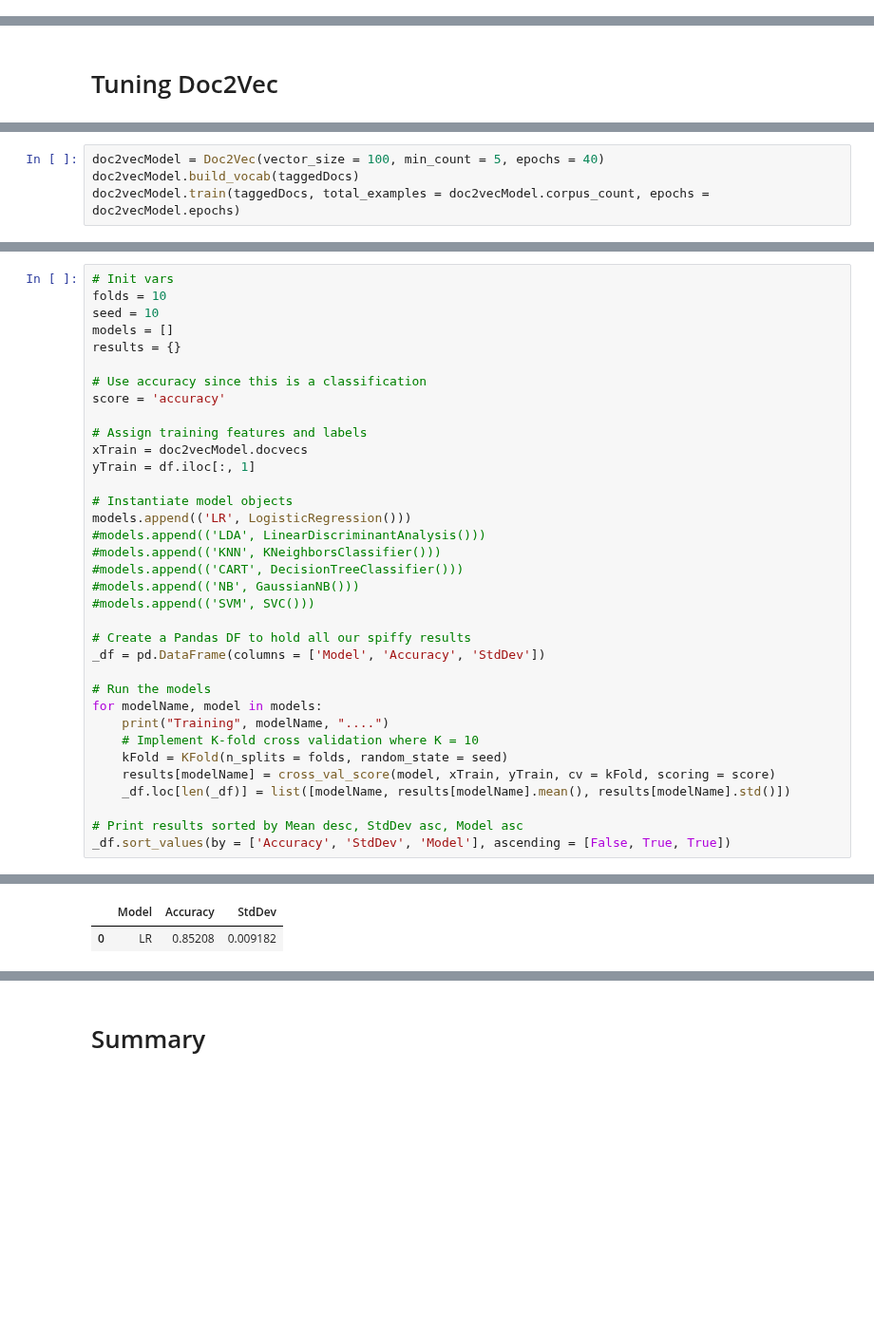
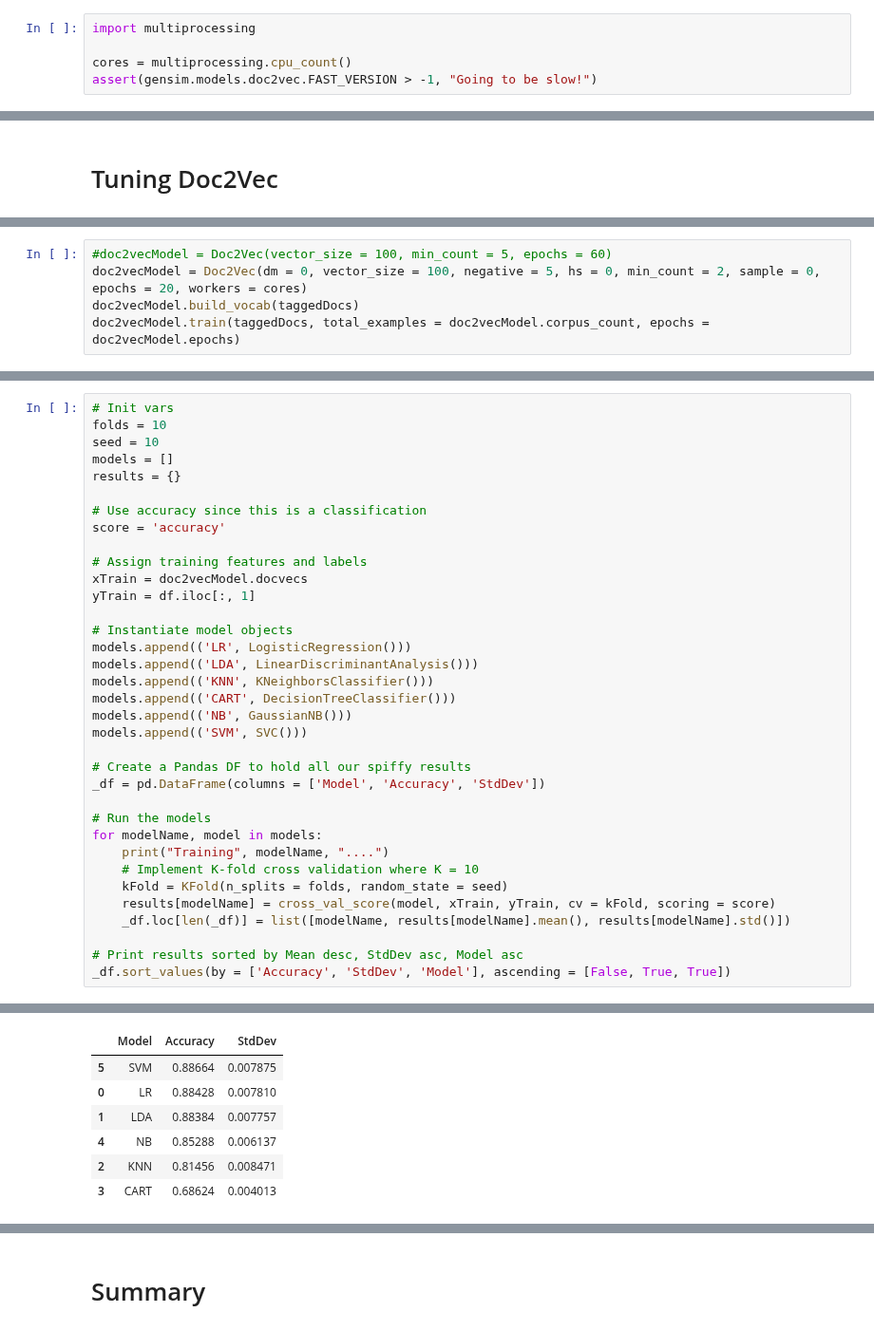
Before and after one commit to nrasch/Portfolio, a Jupyter notebook: Machine-Learning/Python/04-Classic-Datasets/Model-06.p4.ipynb, the cells around one changed output, grey strips where cells are left out. Shown at 95% size. Cells and saved outputs as stored; diff of their text form; blank space fills up the shorter version.

Commit message:
Further work on Doc2Vec write-up - Model-06.p4.ipynb

```diff
--- a/Machine-Learning/Python/04-Classic-Datasets/Model-06.p4.ipynb
+++ b/Machine-Learning/Python/04-Classic-Datasets/Model-06.p4.ipynb
@@ -112,6 +112,11 @@ logging.basicConfig(format='%(asctime)s : %(levelname)s : %(message)s', level =
 # %% [output]
 The autoreload extension is already loaded. To reload it, use:
   %reload_ext autoreload
+# %%
+import multiprocessing
+
+cores = multiprocessing.cpu_count()
+assert(gensim.models.doc2vec.FAST_VERSION > -1, "Going to be slow!")
 # %% [markdown]
 ## Define global variables
 # %%
@@ -425,5 +409,6 @@ doc2vecModel = Doc2Vec(
 # %%
-doc2vecModel = Doc2Vec(vector_size = 100, min_count = 5, epochs = 40)
+#doc2vecModel = Doc2Vec(vector_size = 100, min_count = 5, epochs = 60)
+doc2vecModel = Doc2Vec(dm = 0, vector_size = 100, negative = 5, hs = 0, min_count = 2, sample = 0, epochs = 20, workers = cores)
 doc2vecModel.build_vocab(taggedDocs)
 doc2vecModel.train(taggedDocs, total_examples = doc2vecModel.corpus_count, epochs = doc2vecModel.epochs)
 # %% [output]
@@ -460,11 +445,11 @@ yTrain = df.iloc[:, 1]
 
 # Instantiate model objects
 models.append(('LR', LogisticRegression()))
-#models.append(('LDA', LinearDiscriminantAnalysis()))
-#models.append(('KNN', KNeighborsClassifier()))
-#models.append(('CART', DecisionTreeClassifier()))
-#models.append(('NB', GaussianNB()))
-#models.append(('SVM', SVC()))
+models.append(('LDA', LinearDiscriminantAnalysis()))
+models.append(('KNN', KNeighborsClassifier()))
+models.append(('CART', DecisionTreeClassifier()))
+models.append(('NB', GaussianNB()))
+models.append(('SVM', SVC()))
 
 # Create a Pandas DF to hold all our spiffy results
 _df = pd.DataFrame(columns = ['Model', 'Accuracy', 'StdDev'])
@@ -484,2 +474,7 @@ Training LR ....
 |  | Model | Accuracy | StdDev |
-| 0 | LR | 0.85208 | 0.009182 |
+| 5 | SVM | 0.88664 | 0.007875 |
+| 0 | LR | 0.88428 | 0.007810 |
+| 1 | LDA | 0.88384 | 0.007757 |
+| 4 | NB | 0.85288 | 0.006137 |
+| 2 | KNN | 0.81456 | 0.008471 |
+| 3 | CART | 0.68624 | 0.004013 |
```
Also changed, not shown: parts of 19 cells of this notebook.
